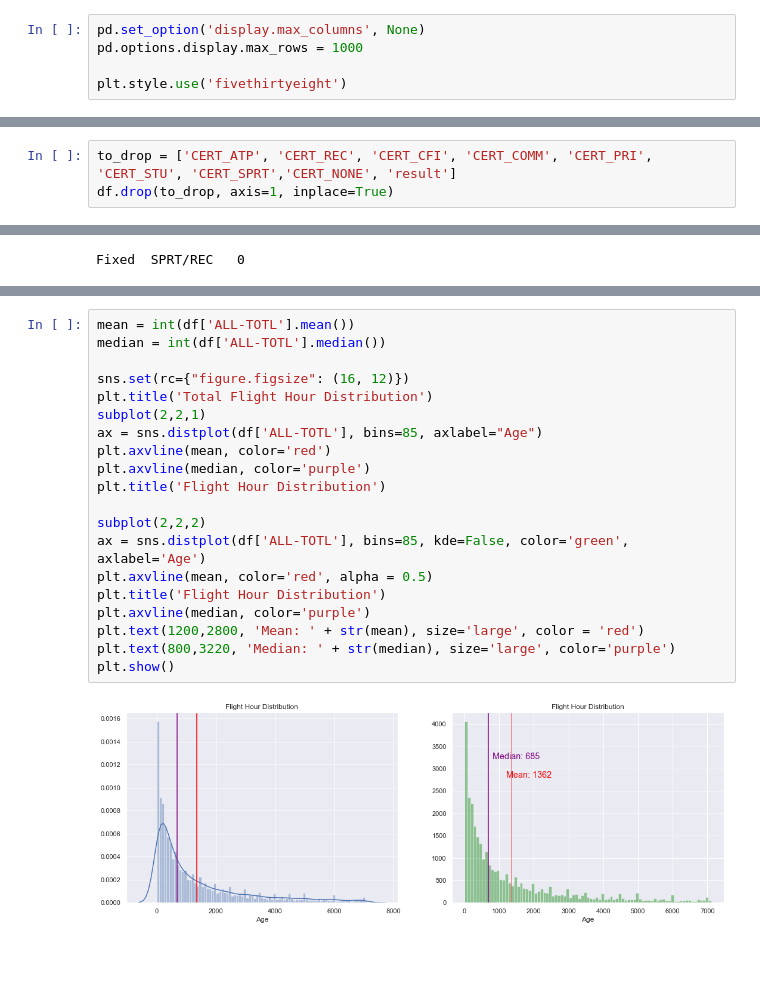
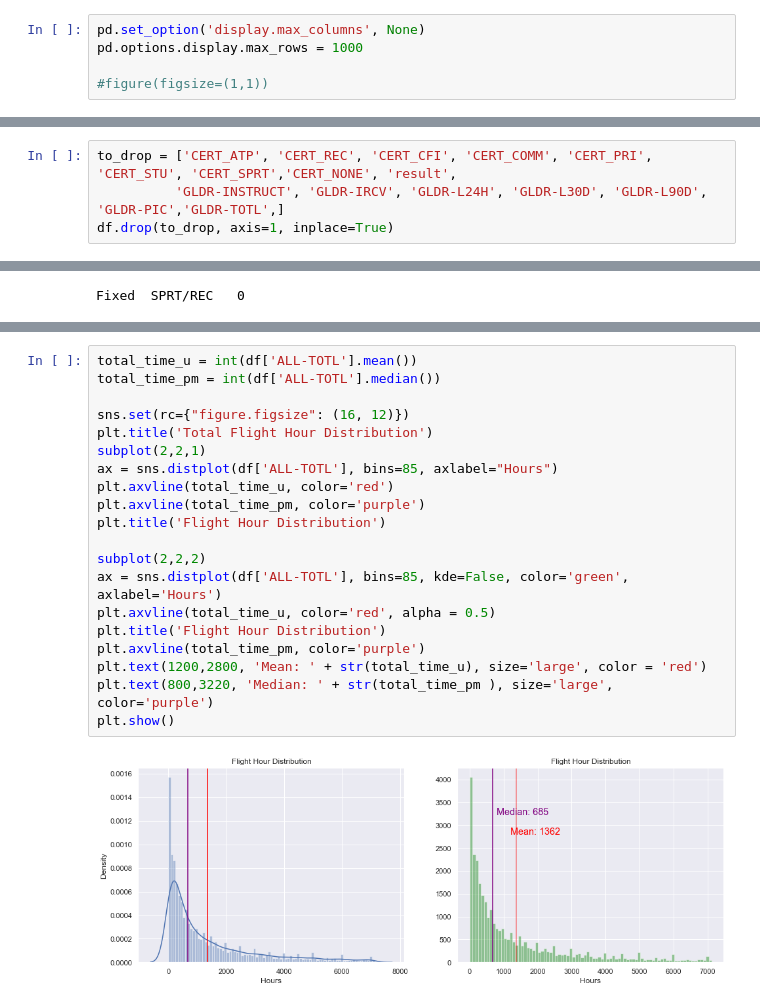
Before and after one commit to birr-data/capstone2, a Jupyter notebook: notebooks/mjg-1.0-EDA.ipynb, the cells around one changed output, grey strips where cells are left out. Cells and saved outputs as stored; diff of their text form; blank space fills up the shorter version.

Commit message:
Update: Update EDA NB -hypothesis testing for total flight hours

```diff
--- a/notebooks/mjg-1.0-EDA.ipynb
+++ b/notebooks/mjg-1.0-EDA.ipynb
@@ -12,7 +17,7 @@ from pylab import *
 pd.set_option('display.max_columns', None)
 pd.options.display.max_rows = 1000
 
-plt.style.use('fivethirtyeight')
+#figure(figsize=(1,1))
 # %%
 def generate_profile(df):
     '''generate pandas profile'''
@@ -300,7 +313,8 @@ Index(['event_cause', 'far_part', 'crew_category', 'crew_age', 'crew_sex',
        'result', 'pilot_privileges'],
       dtype='object')
 # %%
-to_drop = ['CERT_ATP', 'CERT_REC', 'CERT_CFI', 'CERT_COMM', 'CERT_PRI', 'CERT_STU', 'CERT_SPRT','CERT_NONE', 'result']
+to_drop = ['CERT_ATP', 'CERT_REC', 'CERT_CFI', 'CERT_COMM', 'CERT_PRI', 'CERT_STU', 'CERT_SPRT','CERT_NONE', 'result',
+          'GLDR-INSTRUCT', 'GLDR-IRCV', 'GLDR-L24H', 'GLDR-L30D', 'GLDR-L90D', 'GLDR-PIC','GLDR-TOTL',]
 df.drop(to_drop, axis=1, inplace=True)
 # %%
 popped = df.pop('pilot_privileges')
@@ -488,25 +494,25 @@ df.sample(50)
 # %%
-mean = int(df['ALL-TOTL'].mean())
-median = int(df['ALL-TOTL'].median())
+total_time_u = int(df['ALL-TOTL'].mean())
+total_time_pm = int(df['ALL-TOTL'].median())
 
 sns.set(rc={"figure.figsize": (16, 12)})
 plt.title('Total Flight Hour Distribution')
 subplot(2,2,1)
-ax = sns.distplot(df['ALL-TOTL'], bins=85, axlabel="Age")
-plt.axvline(mean, color='red')
-plt.axvline(median, color='purple')
+ax = sns.distplot(df['ALL-TOTL'], bins=85, axlabel="Hours")
+plt.axvline(total_time_u, color='red')
+plt.axvline(total_time_pm, color='purple')
 plt.title('Flight Hour Distribution')
 
 subplot(2,2,2)
-ax = sns.distplot(df['ALL-TOTL'], bins=85, kde=False, color='green', axlabel='Age')
-plt.axvline(mean, color='red', alpha = 0.5)
+ax = sns.distplot(df['ALL-TOTL'], bins=85, kde=False, color='green', axlabel='Hours')
+plt.axvline(total_time_u, color='red', alpha = 0.5)
 plt.title('Flight Hour Distribution')
-plt.axvline(median, color='purple')
-plt.text(1200,2800, 'Mean: ' + str(mean), size='large', color = 'red')
-plt.text(800,3220, 'Median: ' + str(median), size='large', color='purple')
+plt.axvline(total_time_pm, color='purple')
+plt.text(1200,2800, 'Mean: ' + str(total_time_u), size='large', color = 'red')
+plt.text(800,3220, 'Median: ' + str(total_time_pm ), size='large', color='purple')
 plt.show()
 # %% [output]
-[figure, old version]
+[figure, new version]
 # %%
 sns.boxplot(x=df['ALL-TOTL'])
 plt.title('Total Flight Time')
```
Also changed, not shown: parts of 46 cells of this notebook, 1 other file.
